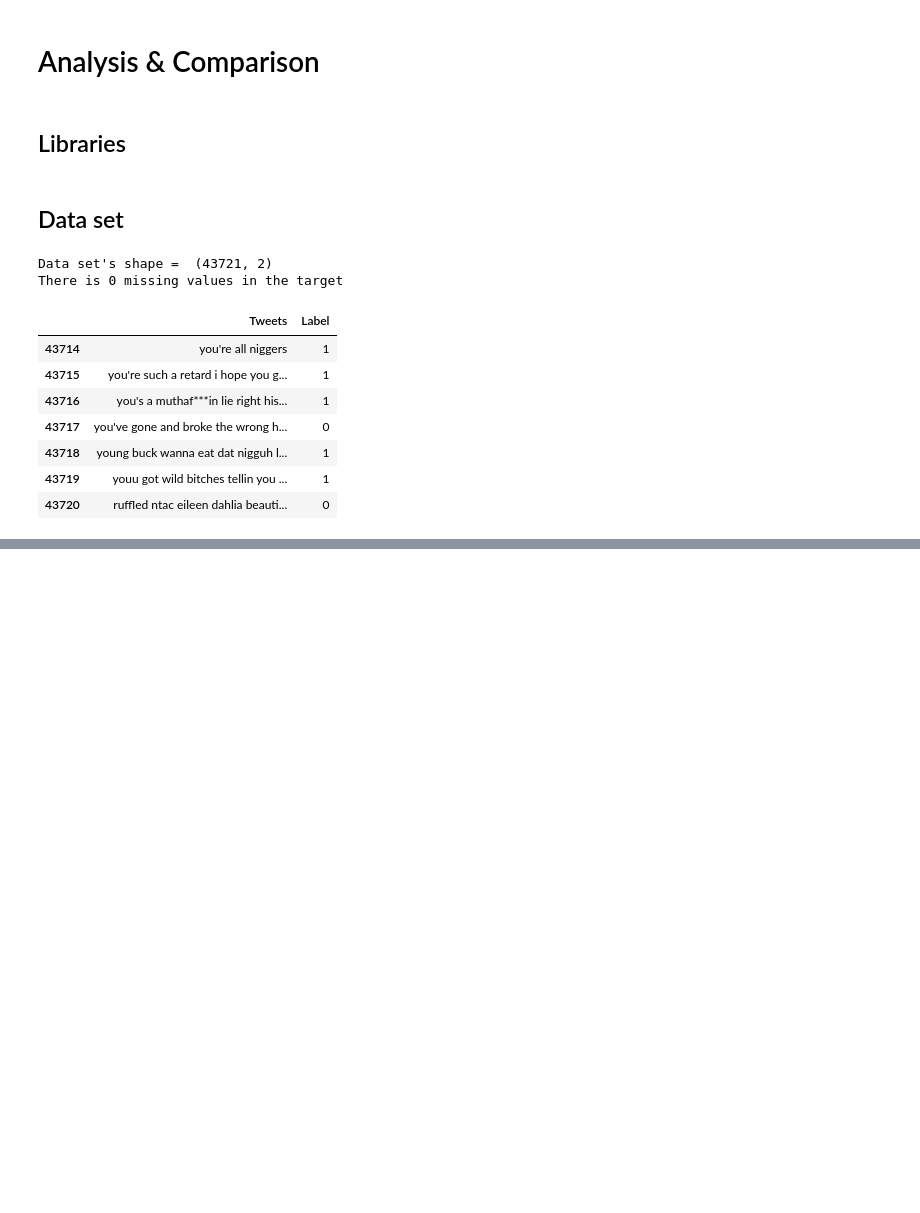
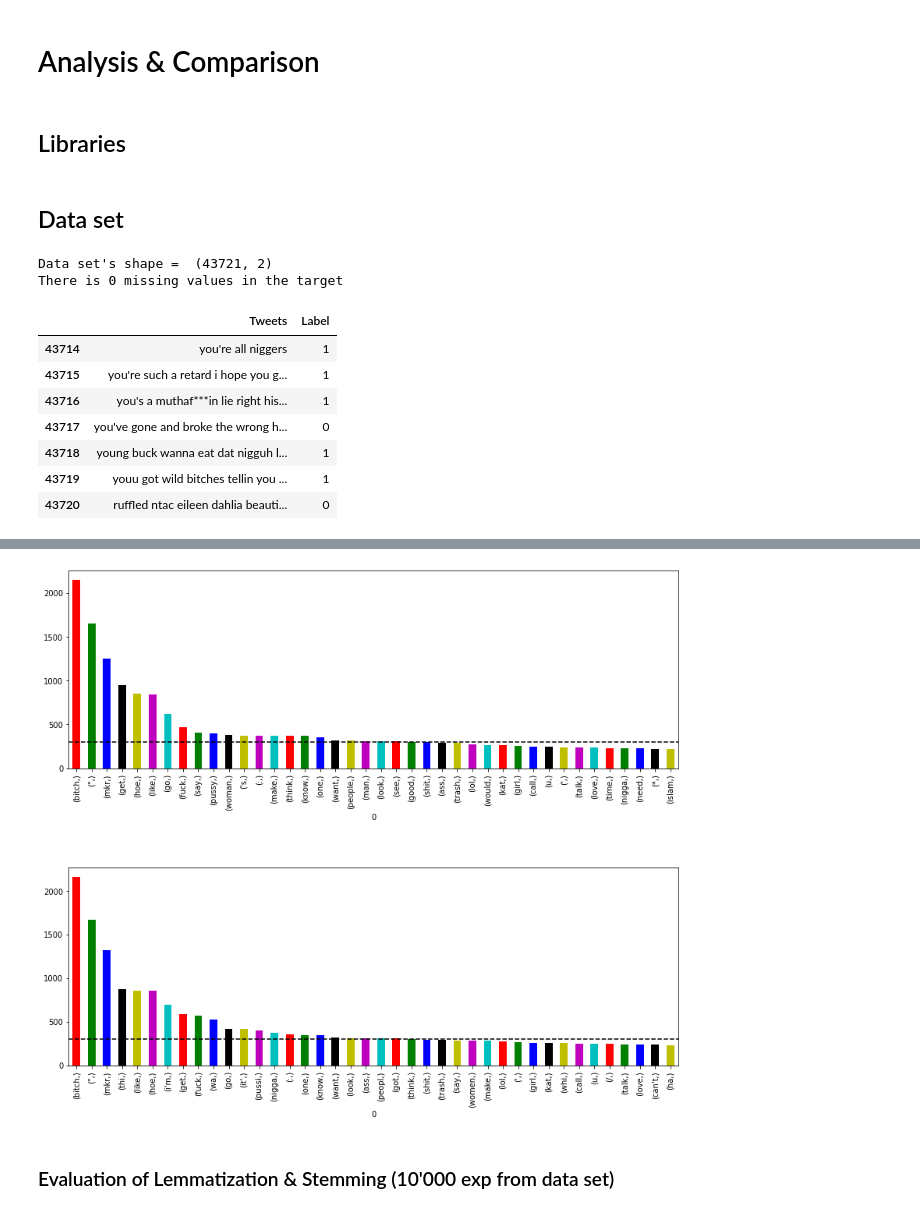
Before and after one commit to Nasseredd/DiscriminationTweetsProject, a Jupyter notebook: Analysis.ipynb, the cells around one changed output, grey strips where cells are left out. Cells and saved outputs as stored; diff of their text form; code cells hidden in the pictures; blank space fills up the shorter version.

```diff
--- a/Analysis.ipynb
+++ b/Analysis.ipynb
@@ -50,0 +56,8 @@ plt.show()
+# %%
+%%time
+from DPreprocessing import data_cleaning, canonization, stop_words, balanced_sample
+
+data = balanced_sample(df,10000)
+cleaned_data = data_cleaning(data)
+lemmatized_tokens = stop_words(canonization(cleaned_data['Tweets'],method="lemmatization"))
+stemmed_tokens = stop_words(canonization(cleaned_data['Tweets'],method="stemming"))
@@ -50,0 +67,18 @@ plt.show()
+# %%
+import matplotlib.pyplot as plt
+
+colors_list = list('rgbkymc')
+fig, ax = plt.subplots(2,1, figsize=(14,9))
+
+pd.DataFrame(lemmatized_tokens).value_counts()[:40].plot(kind='bar', color=colors_list, ax=ax[0])
+ax[0].hlines(300, -0.5, 40, colors='k', linestyles='dashed')
+
+pd.DataFrame(stemmed_tokens).value_counts()[:40].plot(kind='bar', color=colors_list, ax=ax[1])
+ax[1].hlines(300, -0.5, 40, colors='k', linestyles='dashed')
+
+plt.subplots_adjust(top = 0.99, bottom=0.01, hspace=0.5, wspace=0.4)
+plt.show()
+# %% [output]
+[figure, added]
+# %% [markdown]
+### Evaluation of Lemmatization & Stemming (10'000 exp from data set)
```
Also changed, not shown: parts of 30 cells of this notebook.
